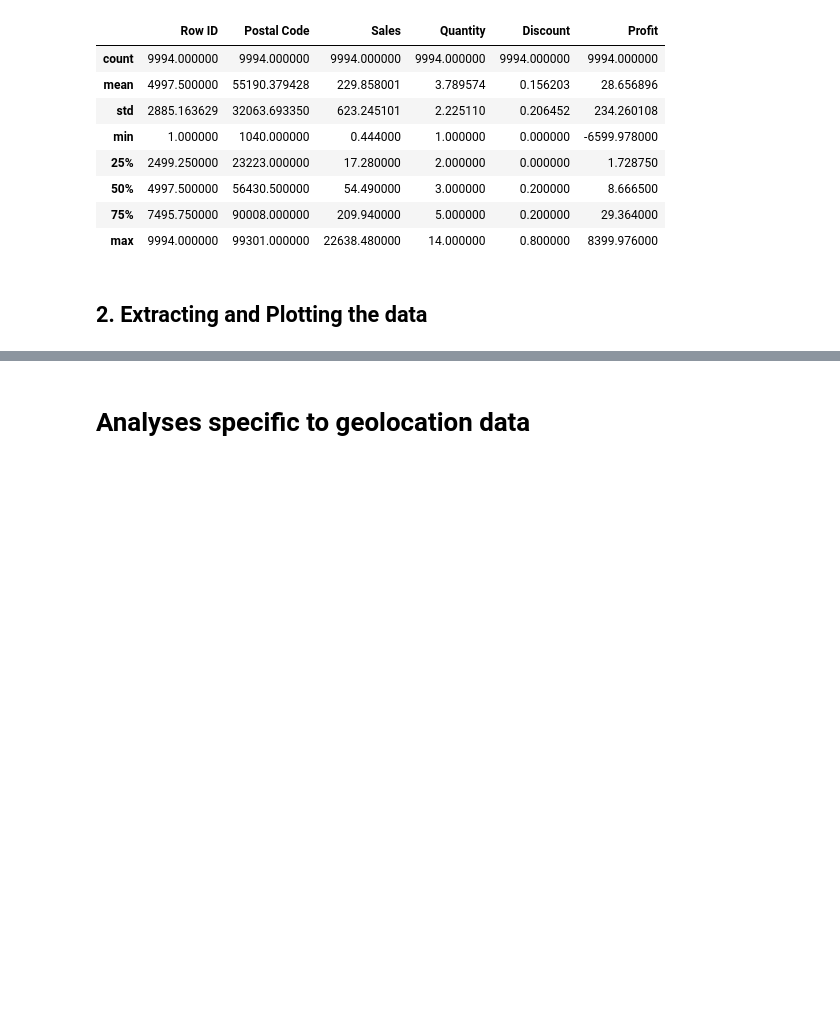
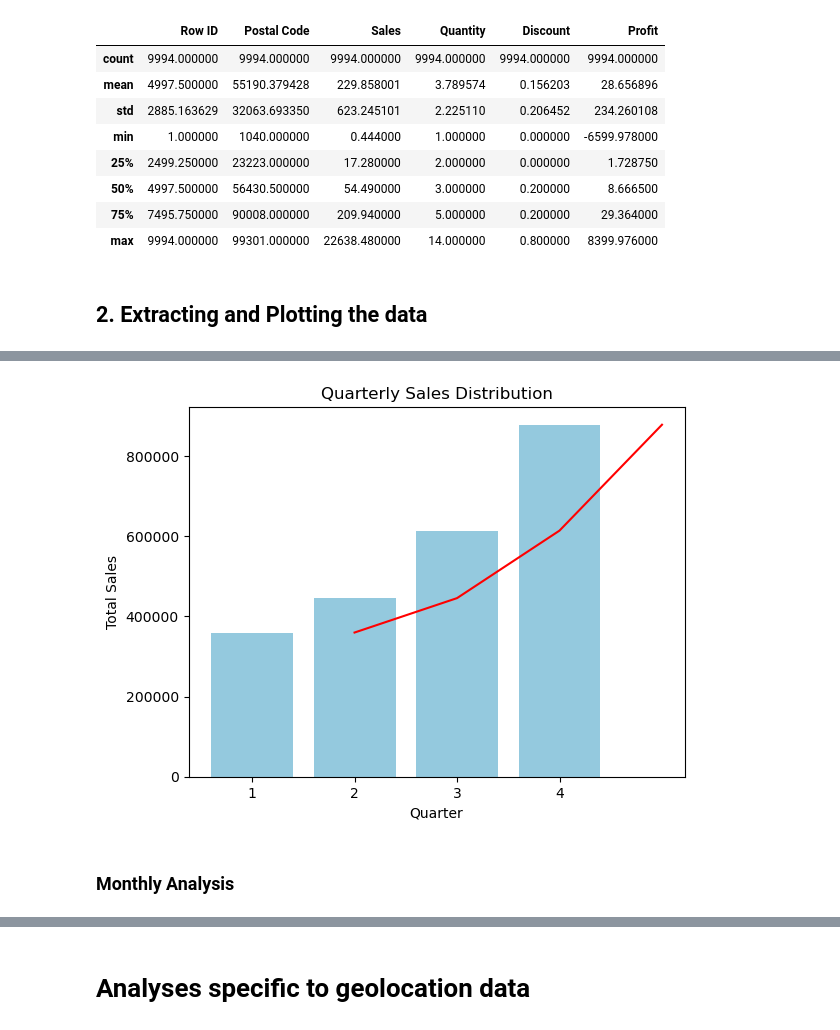
Before and after one commit to MaxLopezSalgado/superstore_e-commerce, a Jupyter notebook: eda/eda_merged_df.ipynb, the cells around one changed output, grey strips where cells are left out. Cells and saved outputs as stored; diff of their text form; code cells hidden in the pictures; blank space fills up the shorter version.

```diff
--- a/eda/eda_merged_df.ipynb
+++ b/eda/eda_merged_df.ipynb
@@ -369,0 +172,19 @@ plt.show()
+# %%
+# Group the data by quarter and calculate total sales
+quarterly_sales = superstore_df.groupby('quarter')['sales'].sum().reset_index()
+
+# Plot a barplot with lines on top
+sns.barplot(data=quarterly_sales, x='quarter', y='sales', color='skyblue')
+sns.lineplot(data=quarterly_sales, x='quarter', y='sales', color='red')
+
+# Set plot title and labels
+plt.title('Quarterly Sales Distribution')
+plt.xlabel('Quarter')
+plt.ylabel('Total Sales')
+
+# Display the plot
+plt.show()
+# %% [output]
+[figure, added]
+# %% [markdown]
+### Monthly Analysis
```
Also changed, not shown: parts of 58 cells of this notebook.
